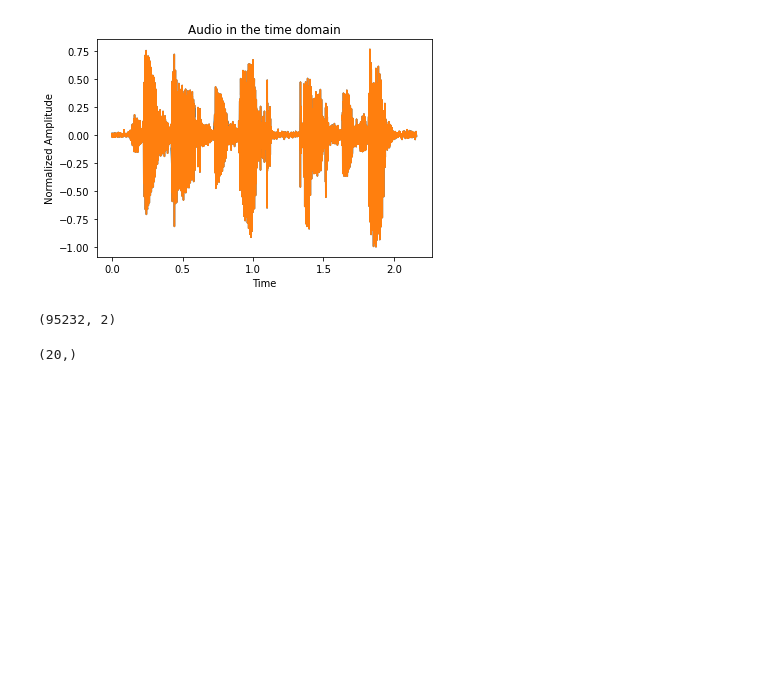
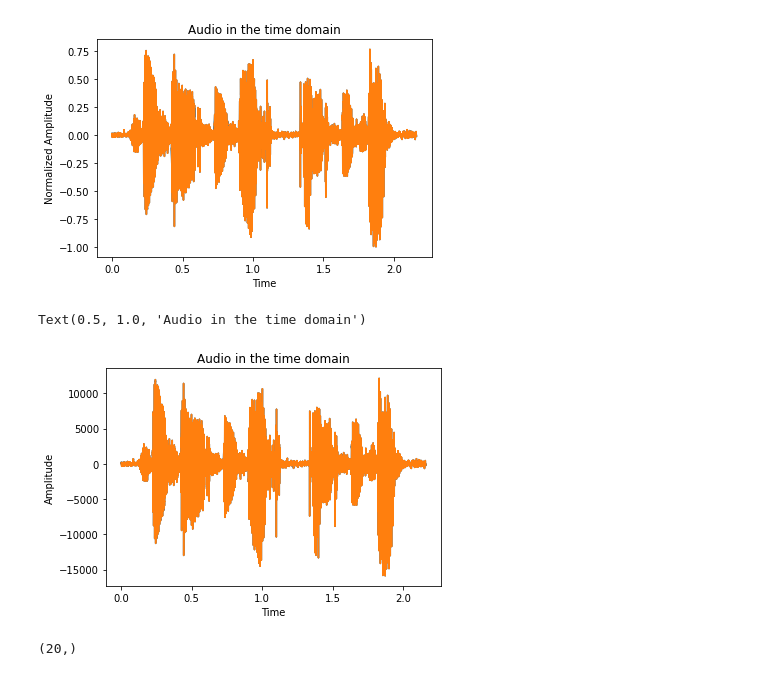
Before and after one commit to EvelynAnyebe/dsp, a Jupyter notebook: audio_processing.ipynb, the cells around one changed output. Saved outputs shown, nothing was run; the diff lists cells and outputs as text; code cells hidden in the pictures; blank space fills up the shorter version.

```diff
--- a/audio_processing.ipynb
+++ b/audio_processing.ipynb
@@ -69,10 +69,14 @@ plt.title("Audio in the time domain")
 # %% [output]
 Text(0.5, 1.0, 'Audio in the time domain')
 [figure]
-# %%
-audio_data1.shape
-# %% [output]
-(95232, 2)
+# %%
+plt.plot(audio1_time,audio_data1)
+plt.ylabel("Amplitude")
+plt.xlabel("Time")
+plt.title("Audio in the time domain")
+# %% [output]
+Text(0.5, 1.0, 'Audio in the time domain')
+[figure, added]
 # %%
 audio1_mean=np.mean
 # %% [output]
```
